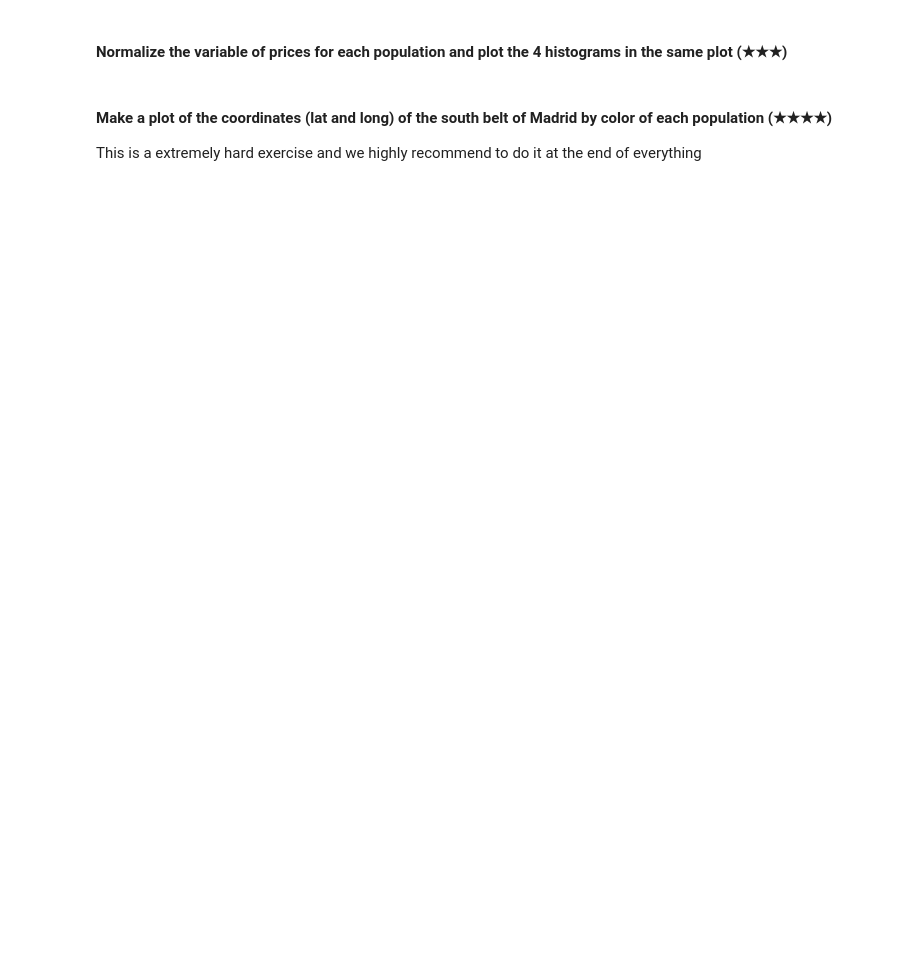
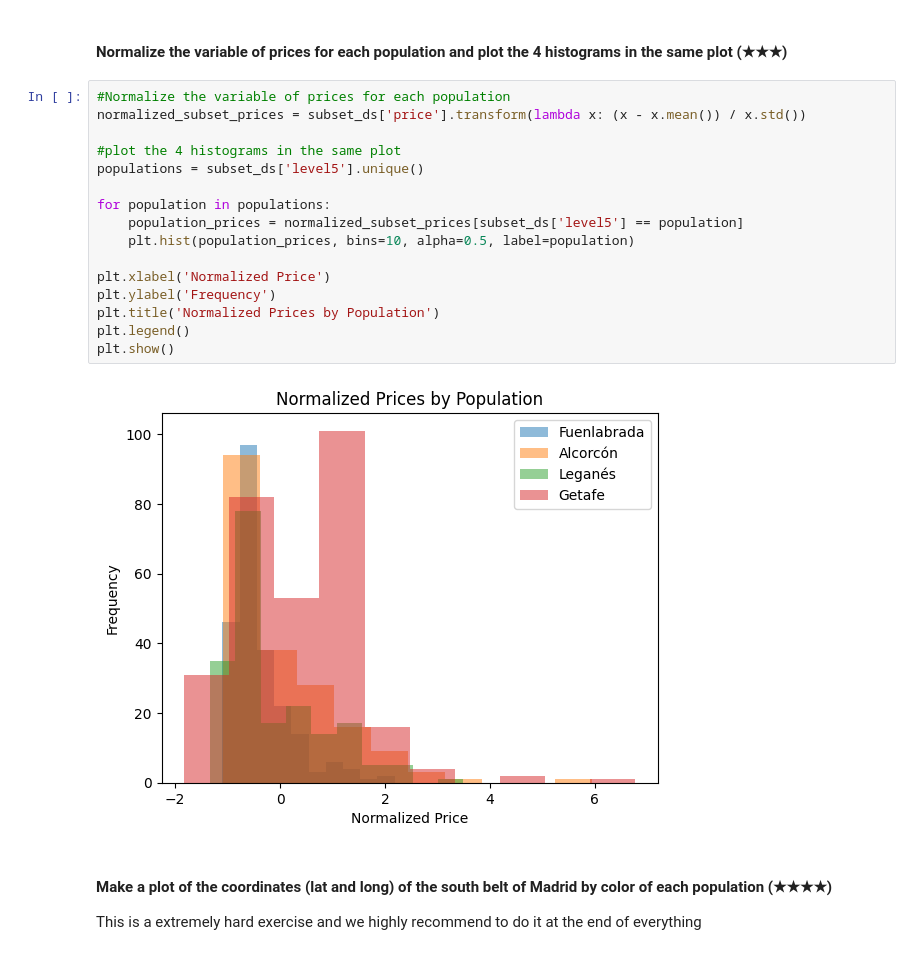
Before and after one commit to 4GeeksAcademy/realestate-datacleanup-exercise, a Jupyter notebook: project.ipynb, the cells around one changed output. Drawn from its saved outputs; the diff is of its cells as text; blank space fills up the shorter version.

```diff
--- a/project.ipynb
+++ b/project.ipynb
@@ -72,5 +271,23 @@ ds
 # %% [markdown]
 #### Normalize the variable of prices for each population and plot the 4 histograms in the same plot (★★★)
+# %%
+#Normalize the variable of prices for each population
+normalized_subset_prices = subset_ds['price'].transform(lambda x: (x - x.mean()) / x.std())
+
+#plot the 4 histograms in the same plot
+populations = subset_ds['level5'].unique()
+
+for population in populations:
+    population_prices = normalized_subset_prices[subset_ds['level5'] == population]
+    plt.hist(population_prices, bins=10, alpha=0.5, label=population)
+
+plt.xlabel('Normalized Price')
+plt.ylabel('Frequency')
+plt.title('Normalized Prices by Population')
+plt.legend()
+plt.show()
+# %% [output]
+[figure, added]
 # %% [markdown]
 #### Make a plot of the coordinates (lat and long) of the south belt of Madrid by color of each population (★★★★)
 This is a extremely hard exercise and we highly recommend to do it at the end of everything
```
Also changed, not shown: parts of 24 cells of this notebook.
